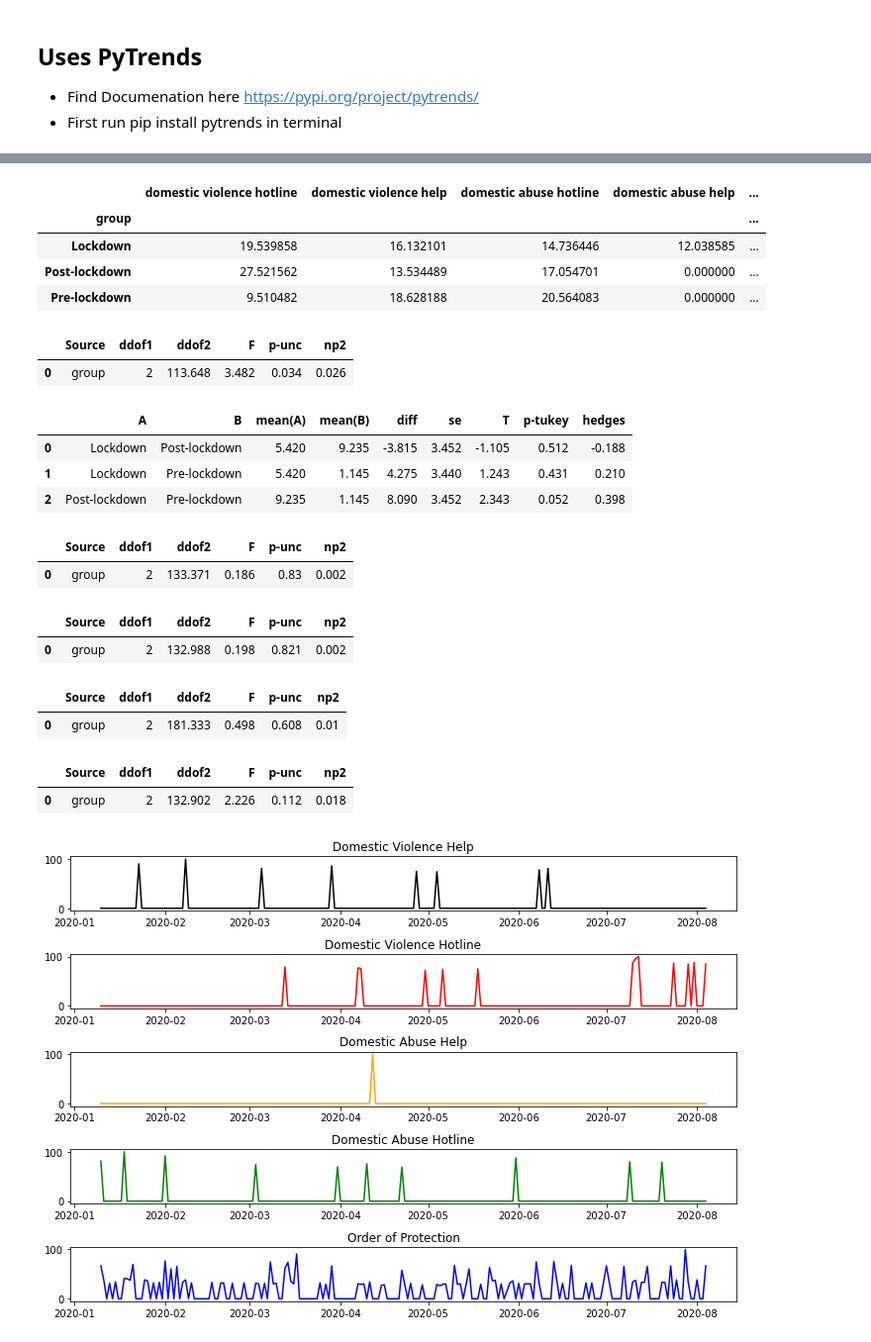
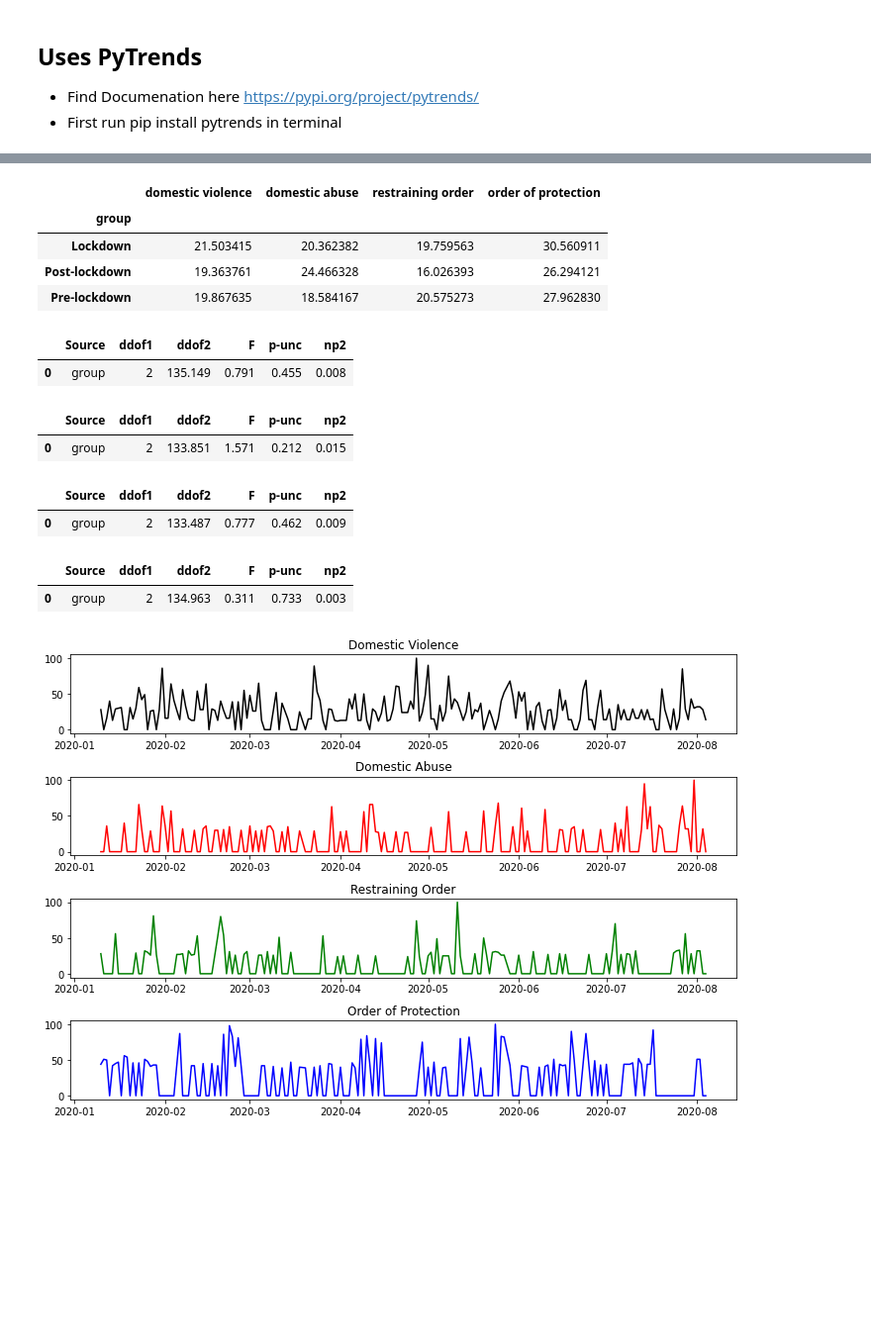
Before and after one commit to jlister19/impact-of-covid-on-crime, a Jupyter notebook: GoogleTrendsCSVTesting_withSeabornChart_JL.ipynb, the cells around one changed output, grey strips where cells are left out. Shown: that part at 99% size. Drawn from its saved outputs; the diff is of its cells as text; code cells hidden in the pictures; blank space fills up the shorter version.

```diff
--- a/GoogleTrendsCSVTesting_withSeabornChart_JL.ipynb
+++ b/GoogleTrendsCSVTesting_withSeabornChart_JL.ipynb
@@ -66,10 +66,9 @@ dflockdown["group"] = 'Lockdown'
 dfpost["group"] = 'Post-lockdown'
 dfgroups = dfpre.iloc[:-1 , :].append(dflockdown).iloc[:-1 , :].append(dfpost).iloc[:-1 , :]
 dfgroups['order of protection'] = dfgroups["order of protection"].astype(float)
-dfgroups['domestic abuse help'] = dfgroups['domestic abuse help'].astype(float)
-dfgroups['domestic abuse hotline'] = dfgroups['domestic abuse hotline'].astype(float)
-dfgroups['domestic violence help'] = dfgroups['domestic violence help'].astype(float)
-dfgroups['domestic violence hotline'] = dfgroups['domestic violence hotline'].astype(float)
+dfgroups['domestic abuse'] = dfgroups['domestic abuse'].astype(float)
+dfgroups['domestic violence'] = dfgroups['domestic violence'].astype(float)
+dfgroups['restraining order'] = dfgroups['restraining order'].astype(float)
 dfgroups.groupby('group').mean()
 # %% [output]
 A value is trying to be set on a copy of a slice from a DataFrame.
@@ -95,68 +94,54 @@ See the caveats in the documentation: https://pandas.pydata.org/pandas-docs/stab
 # %%
 dfgroups.groupby('group').std()
 # %% [output]
-|  | domestic violence hotline | domestic violence help | domestic abuse hotline | domestic abuse help | ... |
-| group |  |  |  |  | ... |
-| Lockdown | 19.539858 | 16.132101 | 14.736446 | 12.038585 | ... |
-| Post-lockdown | 27.521562 | 13.534489 | 17.054701 | 0.000000 | ... |
-| Pre-lockdown | 9.510482 | 18.628188 | 20.564083 | 0.000000 | ... |
+|  | domestic violence | domestic abuse | restraining order | order of protection |
+| group |  |  |  |  |
+| Lockdown | 21.503415 | 20.362382 | 19.759563 | 30.560911 |
+| Post-lockdown | 19.363761 | 24.466328 | 16.026393 | 26.294121 |
+| Pre-lockdown | 19.867635 | 18.584167 | 20.575273 | 27.962830 |
 # %%
-pg.welch_anova(dv='domestic violence hotline', between='group', data=dfgroups).round(3)
+pg.welch_anova(dv='domestic violence', between='group', data=dfgroups).round(3)
 # %% [output]
 |  | Source | ddof1 | ddof2 | F | p-unc | np2 |
-| 0 | group | 2 | 113.648 | 3.482 | 0.034 | 0.026 |
+| 0 | group | 2 | 135.149 | 0.791 | 0.455 | 0.008 |
 # %%
-pg.pairwise_tukey(dv='domestic violence hotline', between='group', data=dfgroups).round(3)
+# pg.pairwise_tukey(dv='domestic abuse', between='group', data=dfgroups).round(3)
-# %% [output]
-|  | A | B | mean(A) | mean(B) | diff | se | T | p-tukey | hedges |
-| 0 | Lockdown | Post-lockdown | 5.420 | 9.235 | -3.815 | 3.452 | -1.105 | 0.512 | -0.188 |
-| 1 | Lockdown | Pre-lockdown | 5.420 | 1.145 | 4.275 | 3.440 | 1.243 | 0.431 | 0.210 |
-| 2 | Post-lockdown | Pre-lockdown | 9.235 | 1.145 | 8.090 | 3.452 | 2.343 | 0.052 | 0.398 |
-# %%
-pg.welch_anova(dv='domestic violence help', between='group', data=dfgroups).round(3)
-# %% [output]
-|  | Source | ddof1 | ddof2 | F | p-unc | np2 |
-| 0 | group | 2 | 133.371 | 0.186 | 0.83 | 0.002 |
 # %%
-pg.welch_anova(dv='domestic abuse hotline', between='group', data=dfgroups).round(3)
+pg.welch_anova(dv='restraining order', between='group', data=dfgroups).round(3)
 # %% [output]
 |  | Source | ddof1 | ddof2 | F | p-unc | np2 |
-| 0 | group | 2 | 132.988 | 0.198 | 0.821 | 0.002 |
+| 0 | group | 2 | 133.851 | 1.571 | 0.212 | 0.015 |
 # %%
-pg.welch_anova(dv='domestic abuse help', between='group', data=dfgroups).round(3)
+pg.welch_anova(dv='domestic abuse', between='group', data=dfgroups).round(3)
 # %% [output]
 |  | Source | ddof1 | ddof2 | F | p-unc | np2 |
-| 0 | group | 2 | 181.333 | 0.498 | 0.608 | 0.01 |
+| 0 | group | 2 | 133.487 | 0.777 | 0.462 | 0.009 |
 # %%
 pg.welch_anova(dv='order of protection', between='group', data=dfgroups).round(3)
 # %% [output]
 |  | Source | ddof1 | ddof2 | F | p-unc | np2 |
-| 0 | group | 2 | 132.902 | 2.226 | 0.112 | 0.018 |
+| 0 | group | 2 | 134.963 | 0.311 | 0.733 | 0.003 |
 # %%
 plt.figure(figsize=(10,7))
 
-plt.subplot(5, 1, 1)
-plt.plot(dfgroups['date'], dfgroups["domestic violence help"],'black')
-plt.title('Domestic Violence Help')
+plt.subplot(4, 1, 1)
+plt.plot(dfgroups['date'], dfgroups["domestic violence"],'black')
+plt.title('Domestic Violence')
 
-plt.subplot(5, 1, 2)
-plt.plot(dfgroups['date'], dfgroups["domestic violence hotline"],'red')
-plt.title('Domestic Violence Hotline')
+plt.subplot(4, 1, 2)
+plt.plot(dfgroups['date'], dfgroups["domestic abuse"],'red')
+plt.title('Domestic Abuse')
 
-plt.subplot(5, 1, 3)
-plt.plot(dfgroups['date'],dfgroups["domestic abuse help"],'orange')
-plt.title('Domestic Abuse Help')
+plt.subplot(4, 1, 3)
+plt.plot(dfgroups['date'],dfgroups["restraining order"],'green')
+plt.title('Restraining Order')
 
-plt.subplot(5, 1, 4)
-plt.plot(dfgroups['date'],dfgroups["domestic abuse hotline"],'green')
-plt.title('Domestic Abuse Hotline')
-
-plt.subplot(5, 1, 5)
+plt.subplot(4, 1, 4)
 plt.plot(dfgroups['date'],dfgroups["order of protection"],'blue')
 plt.title('Order of Protection')
 
 plt.tight_layout()
 plt.savefig("rawsearchtermsgraph.png", dpi = 350)
 plt.show();
 # %% [output]
-[figure, old version]
+[figure, new version]
```
Also changed, not shown: parts of 2 cells of this notebook, 3 other files.
